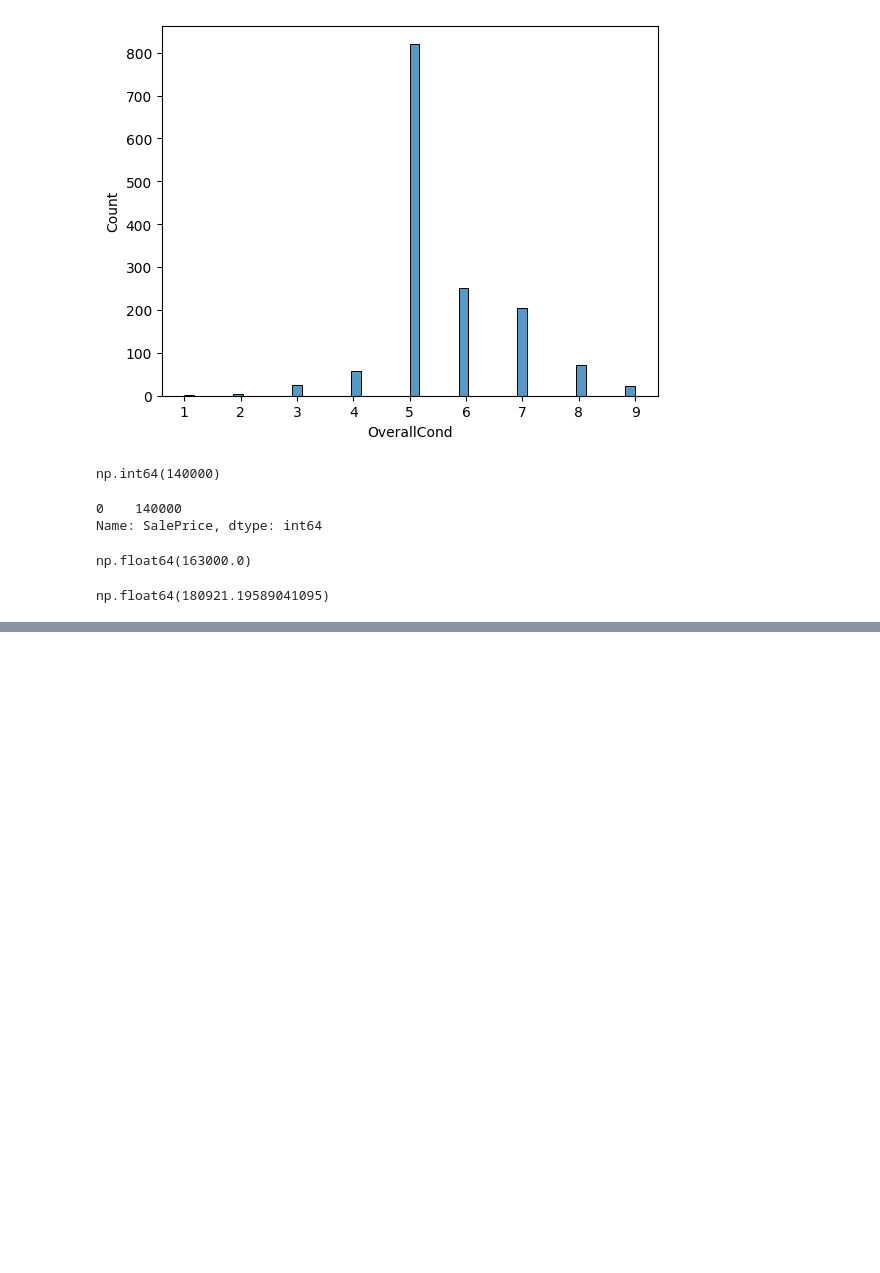
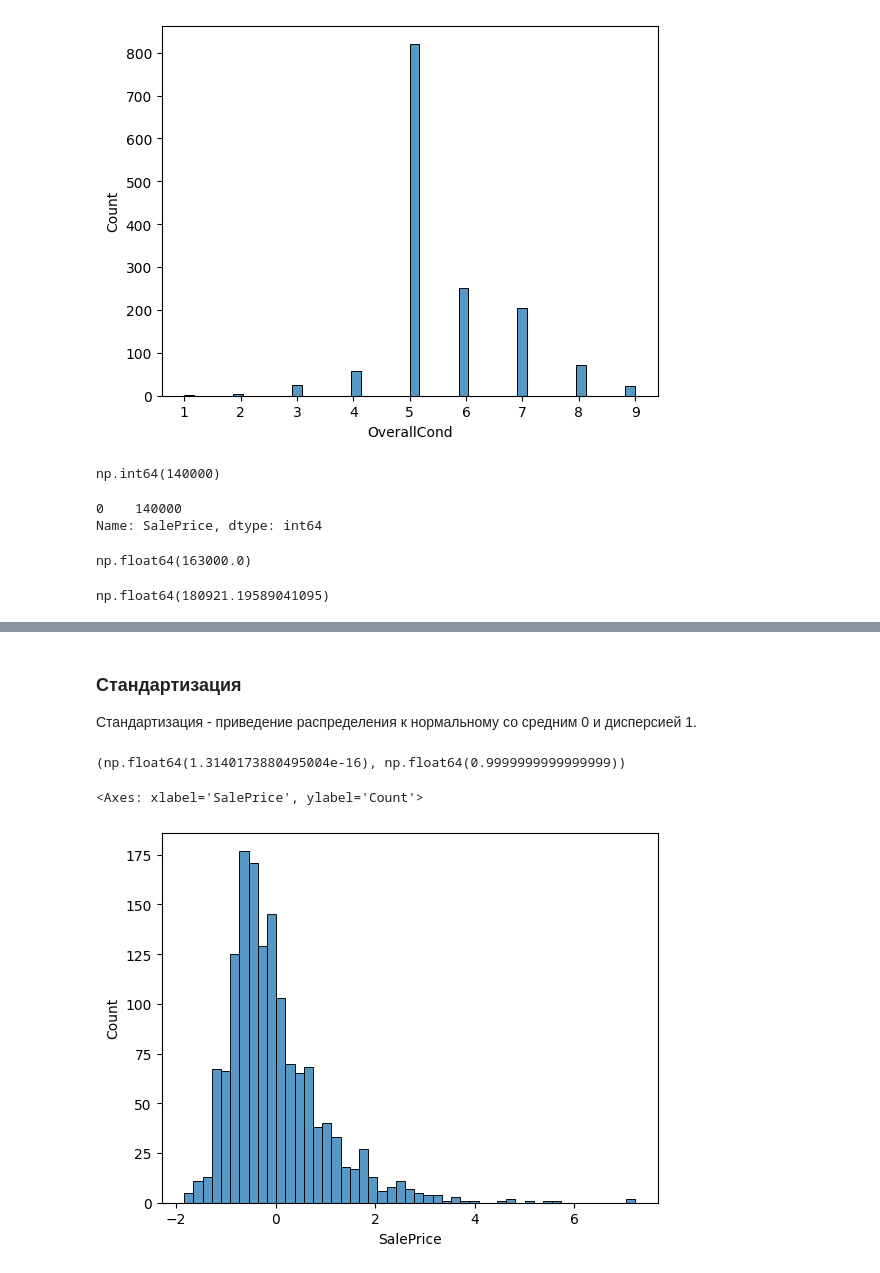
Before and after one commit to YakubovSlava/Lections_DS, a Jupyter notebook: Seminars/02_seminar_statistic/statistic.ipynb, the cells around one changed output, grey strips where cells are left out. Drawn from its saved outputs; the diff is of its cells as text; code cells hidden in the pictures; blank space fills up the shorter version.

```diff
--- a/Seminars/02_seminar_statistic/statistic.ipynb
+++ b/Seminars/02_seminar_statistic/statistic.ipynb
@@ -254,0 +287,15 @@ Name: count, dtype: int64
+# %% [markdown]
+### Стандартизация
+
+Стандартизация - приведение распределения к нормальному со средним 0 и дисперсией 1.
+# %%
+tmp = (data.SalePrice - data.SalePrice.mean()) / data.SalePrice.std()
+# %%
+tmp.mean(), tmp.std()
+# %% [output]
+(np.float64(1.3140173880495004e-16), np.float64(0.9999999999999999))
+# %%
+sns.histplot(tmp)
+# %% [output]
+<Axes: xlabel='SalePrice', ylabel='Count'>
+[figure, added]
```
Also changed, not shown: parts of 25 cells of this notebook.
